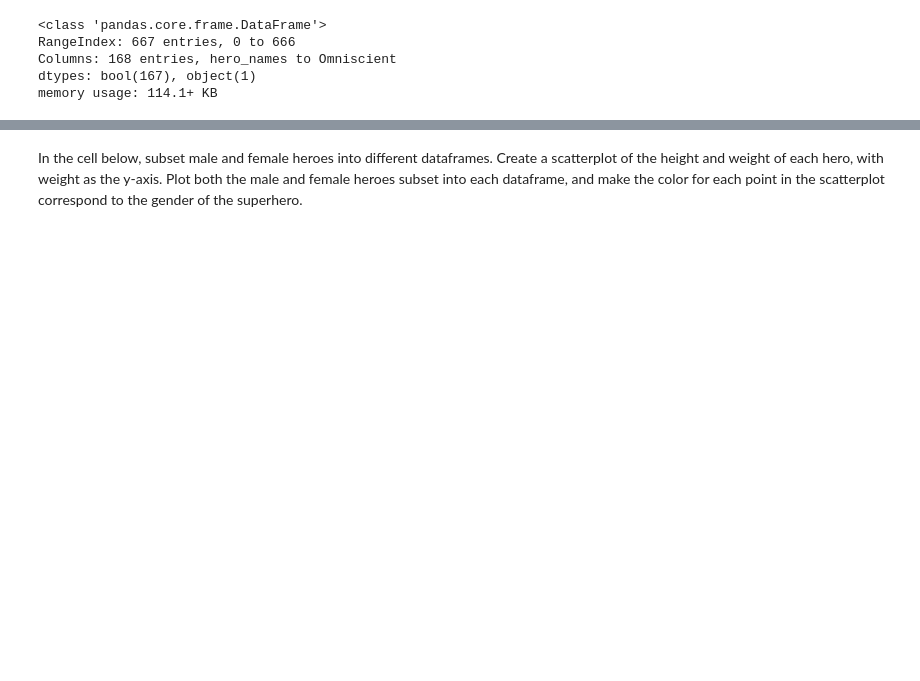
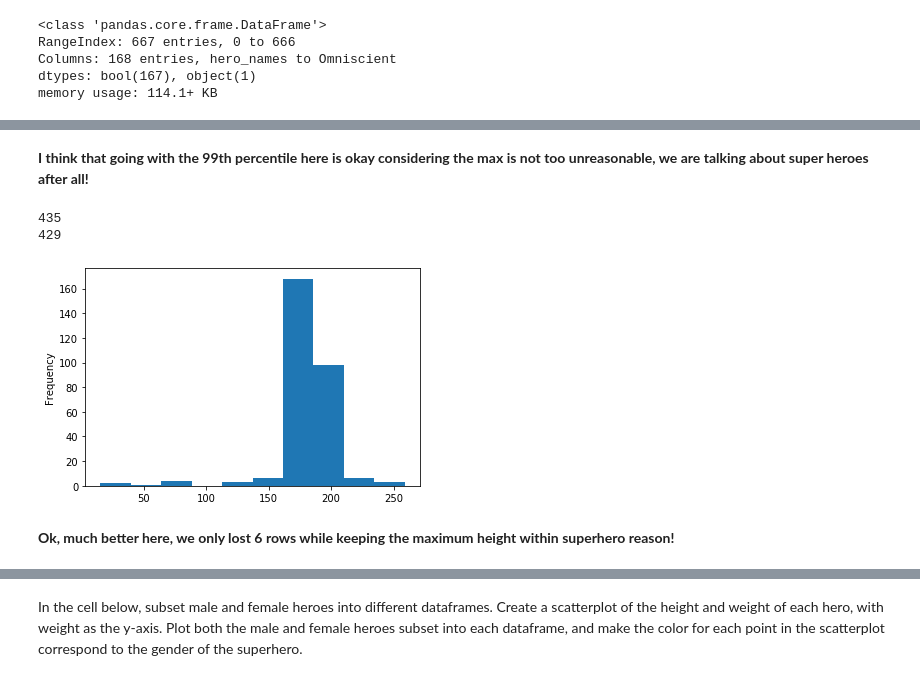
Before and after one commit to tcastanley/dsc-data-cleaning-project-onl01-dtsc-ft-052620, a Jupyter notebook: index.ipynb, the cells around one changed output, grey strips where cells are left out. Drawn from its saved outputs; the diff is of its cells as text; code cells hidden in the pictures; blank space fills up the shorter version.

```diff
--- a/index.ipynb
+++ b/index.ipynb
@@ -338,0 +365,13 @@ array(['Male', 'Female'], dtype=object)
+# %% [markdown]
+**I think that going with the 99th percentile here is okay considering the max is not too unreasonable, we are talking about super heroes after all!**
+# %%
+print(len(male_heroes))
+male_heroes = male_heroes[male_heroes['Height'] < male_heroes['Height'].quantile(.99)]
+print(len(male_heroes))
+male_heroes[male_heroes['Height'] > 0]['Height'].plot.hist();
+# %% [output]
+435
+429
+[figure, added]
+# %% [markdown]
+**Ok, much better here, we only lost 6 rows while keeping the maximum height within superhero reason!**
```
Also changed, not shown: parts of 42 cells of this notebook.
